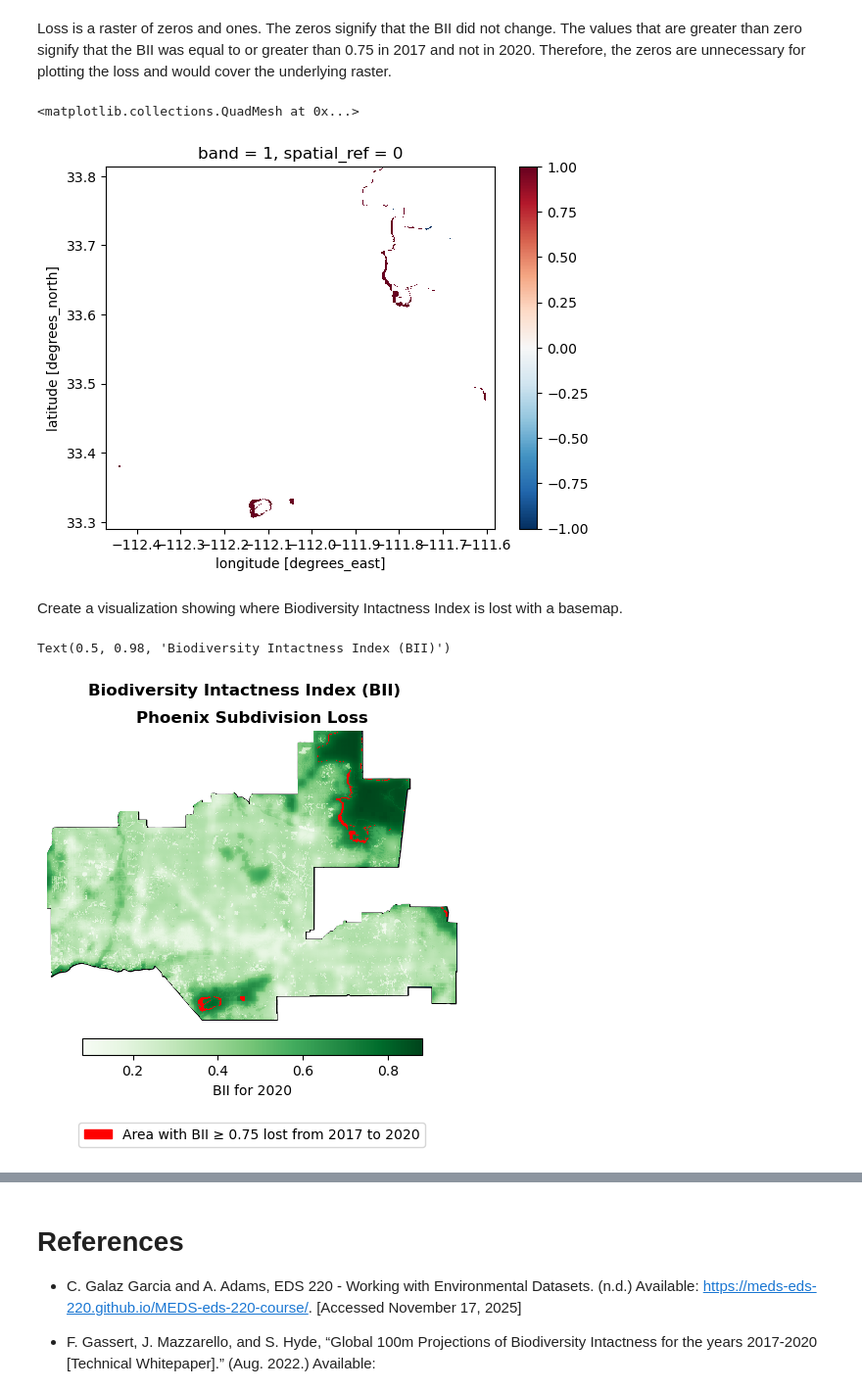
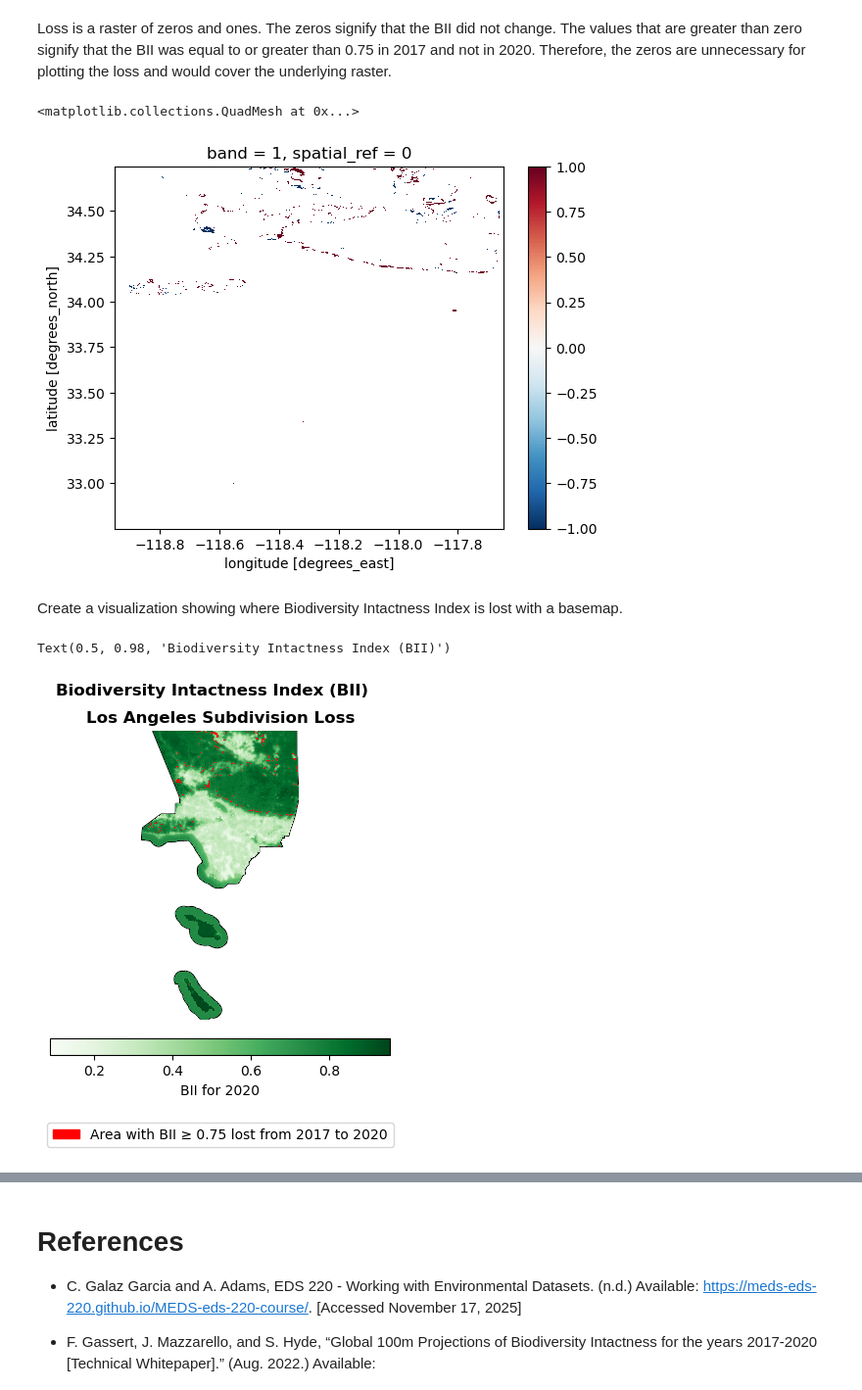
Before and after one commit to sofiiir/biodiversity-intactness-index-phoenix, a Jupyter notebook: biodiversity-intactness-losangeles.ipynb, the cells around one changed output, grey strips where cells are left out. Shown at 98% size. Saved outputs shown, nothing was run; the diff lists cells and outputs as text; code cells hidden in the pictures.

```diff
--- a/biodiversity-intactness-losangeles.ipynb
+++ b/biodiversity-intactness-losangeles.ipynb
@@ -85,8 +85,8 @@ time_range = "2017-01-01/2020-12-31"
 # %% [markdown]
 The following bounding box coordinates are for Phoenix. This `bbox` is used to access the appropriate information from the `io-diversity` catalogue.
 # %%
-# Set bbox to greater los angeles area
-bbox = [-118.529434,33.986641,-118.043976,34.220319]
+# Set bbox to greater los angeles county
+bbox = [-118.872070,33.280028,-117.745972,34.506557]
 # %%
 # Catalog search bio-diversity collection
 search = catalog.search(
@@ -191,7 +193,7 @@ la.crs == bio_2020.rio.crs
 # %% [output]
 False
 # %%
-# Change the Phoenix CRS to the CRS of the raster data
-phoenix = phoenix.to_crs(crs = bio_2020.rio.crs)
+# Change the Los Angeles CRS to the CRS of the raster data
+la = la.to_crs(crs = bio_2020.rio.crs)
 # %%
 # Create assert statements that confirm the CRS match
@@ -235,7 +237,7 @@ This analysis is only interested in the BII values for the Phoenix area. Subset
 # %%
 # Clip the raster data with the Phoenix shape geometry
-bio_2017 = bio_2017.rio.clip(phoenix.geometry, phoenix.crs)
-bio_2020 = bio_2020.rio.clip(phoenix.geometry, phoenix.crs)
+bio_2017 = bio_2017.rio.clip(la.geometry, la.crs)
+bio_2020 = bio_2020.rio.clip(la.geometry, la.crs)
 # %% [markdown]
 Let's plot these to make sure the rasters only cover Phoenix and get a visual of what the difference between 2017 and 2020 might look like.
 # %%
@@ -316,7 +318,7 @@ loss = loss.where(loss != 0)
 loss.plot()
 # %% [output]
 <matplotlib.collections.QuadMesh at 0x...>
-[figure, old version]
+[figure, new version]
 # %% [markdown]
 Create a visualization showing where Biodiversity Intactness Index is lost with a basemap.
 # %%
@@ -326,35 +328,35 @@ fig, ax = plt.subplots()
 # Turn off axis values
 ax.axis('off')
 
 # Add the Phoenix area boundary
-phoenix.plot(ax=ax,
+la.plot(ax=ax,
              edgecolor = "black")
 
 # Plot a base layer that shows BII
 bio_2020.plot(ax = ax,
               cmap = 'Greens',
               add_colorbar = True,
               cbar_kwargs={"shrink": 0.7,
                            "label": "BII for 2020",
                            "orientation": "horizontal", # change orientation
                            "pad": 0.05})
 
 # Add the BII loss
 loss.plot(ax = ax,
           cmap = matplotlib.colors.ListedColormap('#fe0100'),
           add_colorbar = False)
 
 # Create a legend for BII loss
 legend_elements = [patches.Patch(facecolor='#fe0100', edgecolor='#fe0100',
                          label='Area with BII ≥ 0.75 lost from 2017 to 2020')]
 
 # Show the legend
 ax.legend(handles=legend_elements, loc='upper center', bbox_to_anchor=(0.5, -0.33), ncol=5)
 
-ax.set_title('Phoenix Subdivision Loss', fontsize = 12, fontweight = 'bold')
+ax.set_title('Los Angeles Subdivision Loss', fontsize = 12, fontweight = 'bold')
 fig.suptitle('Biodiversity Intactness Index (BII)', fontsize = 12, fontweight = 'bold')
 # %% [output]
 Text(0.5, 0.98, 'Biodiversity Intactness Index (BII)')
-[figure, old version]
+[figure, new version]
 # %% [markdown]
 ### Map Analysis
```
Also changed, not shown: parts of 14 cells of this notebook.
